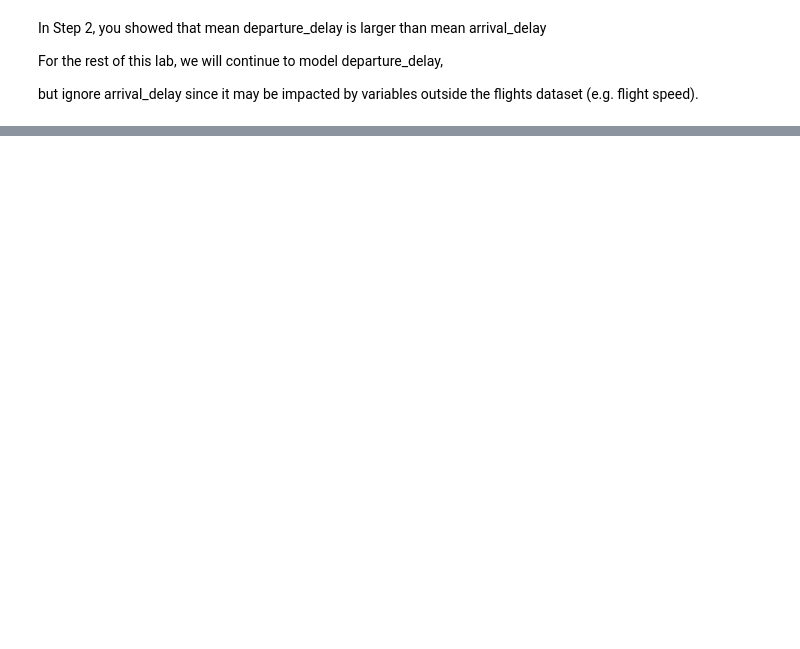
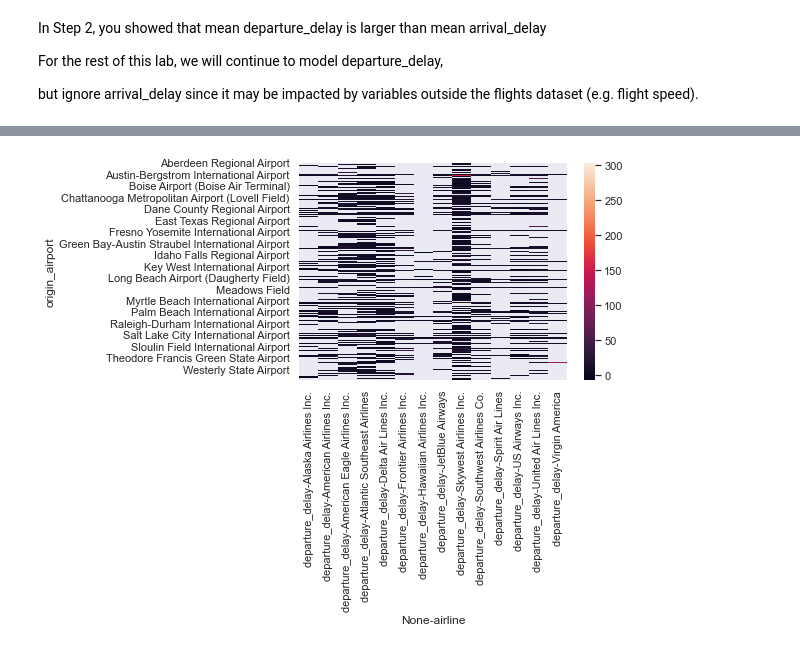
Before and after one commit to KadenFranklin/csci285, a Jupyter notebook: lab 4/Flight data.ipynb, the cells around one changed output, grey strips where cells are left out. Cells and saved outputs as stored; diff of their text form; code cells hidden in the pictures; blank space fills up the shorter version.

```diff
--- a/lab 4/Flight data.ipynb
+++ b/lab 4/Flight data.ipynb
@@ -481,0 +373,6 @@ Please turn in step 5 in a separate notebook from Steps 1-4.
+# %%
+heat = sns.heatmap(
+    data = flights[['airline', 'origin_airport', 'departure_delay']].groupby(['origin_airport', 'airline']).mean(numeric_only=True).unstack()
+)
+# %% [output]
+[figure, added]
```
Also changed, not shown: parts of 48 cells of this notebook, 2 other files.
